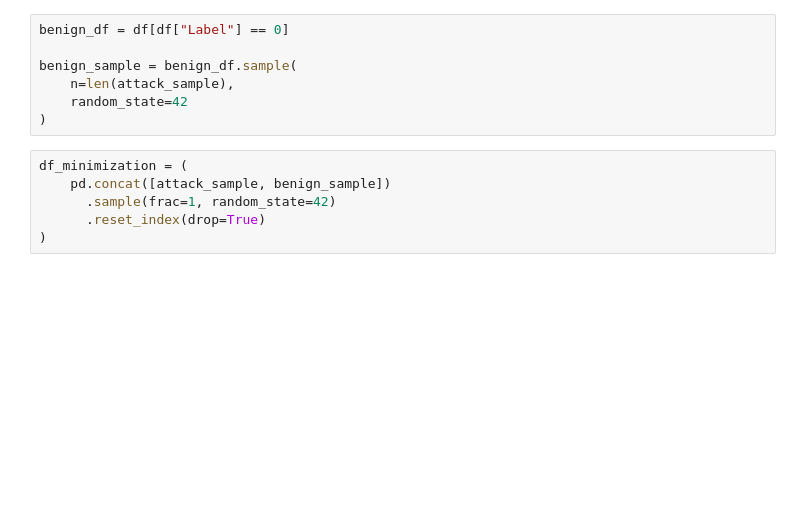
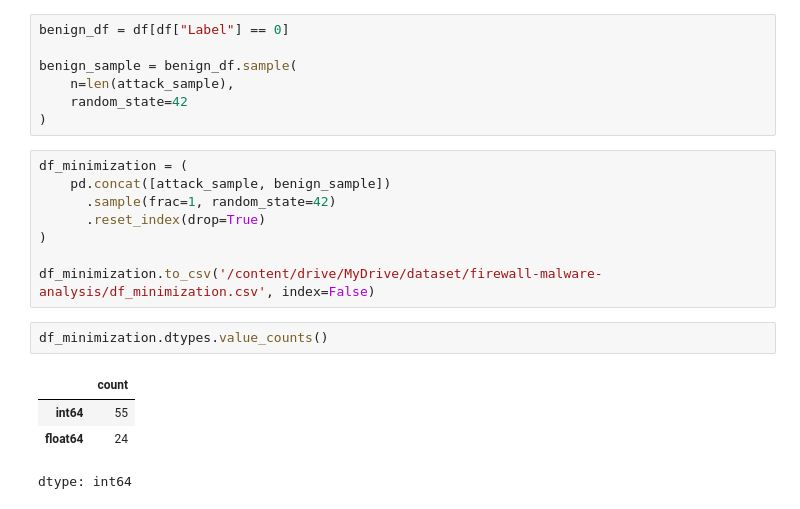
Before and after one commit to ScarZeus/DeepNIDS, a Jupyter notebook: main.ipynb, the cells around one changed output. Drawn from its saved outputs; the diff is of its cells as text; blank space fills up the shorter version.

```diff
--- a/main.ipynb
+++ b/main.ipynb
@@ -97,3 +97,12 @@ df_minimization = (
       .sample(frac=1, random_state=42)
       .reset_index(drop=True)
 )
+
+df_minimization.to_csv('/content/drive/MyDrive/dataset/firewall-malware-analysis/df_minimization.csv', index=False)
+# %%
+df_minimization.dtypes.value_counts()
+# %% [output]
+|  | count |
+| int64 | 55 |
+| float64 | 24 |
+dtype: int64
```
Also changed, not shown: parts of 3 cells of this notebook.
